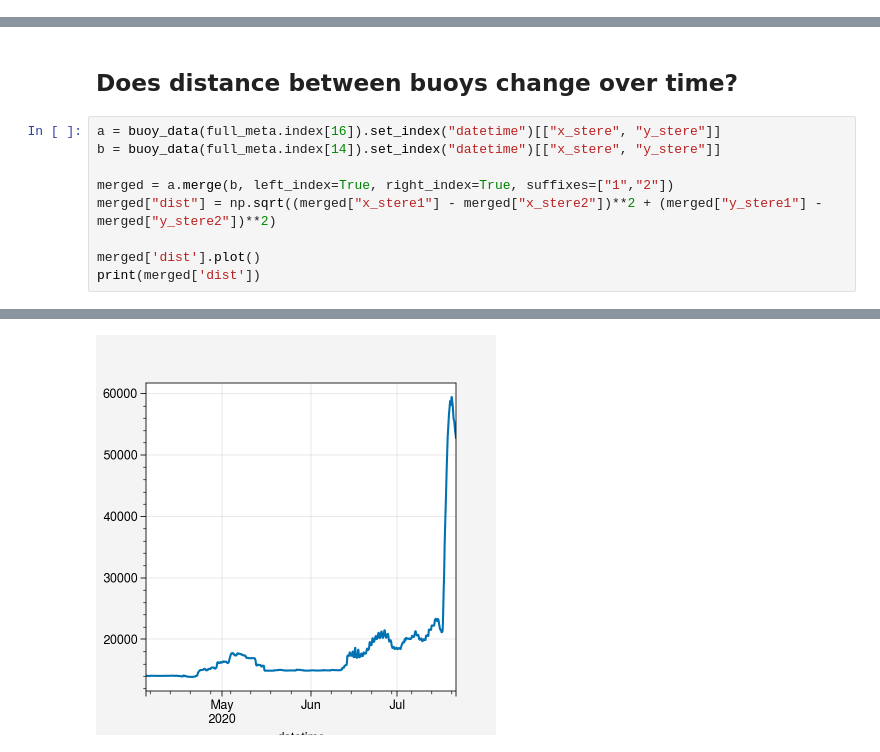
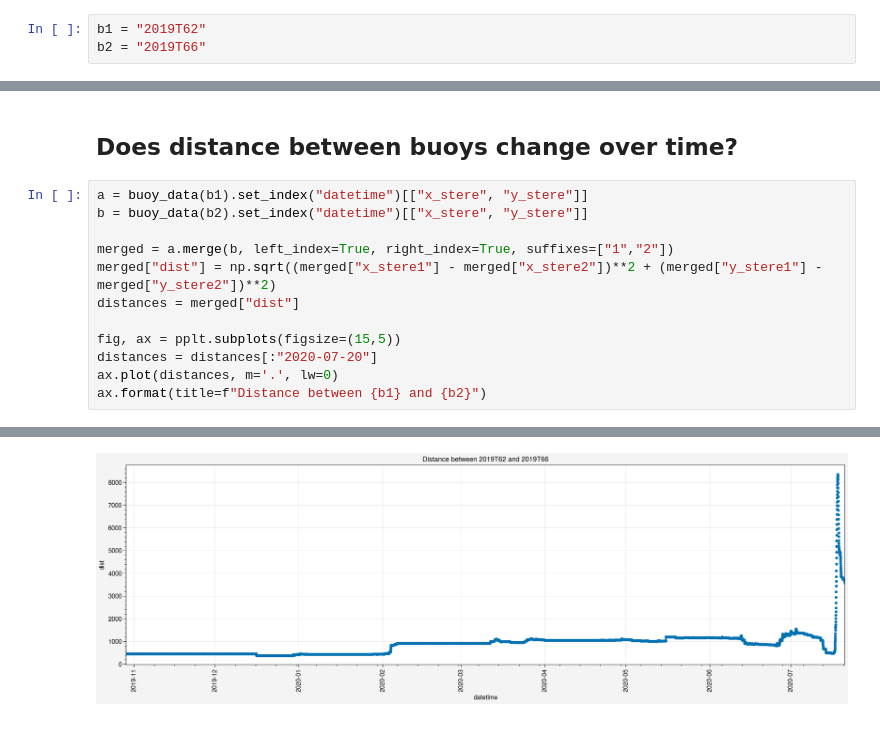
Before and after one commit to awang343/uncertainty-quantification-sea-ice, a Jupyter notebook: notebooks/SIMBA Buoys.ipynb, the cells around one changed output, grey strips where cells are left out. Saved outputs shown, nothing was run; the diff lists cells and outputs as text.

```diff
--- a/notebooks/SIMBA Buoys.ipynb
+++ b/notebooks/SIMBA Buoys.ipynb
@@ -110,3 +87,6 @@ Index(['Event (Deployment device operation ID)',
+# %%
+b1 = "2019T62"
+b2 = "2019T66"
 # %%
 def rotational_velocity(data):
     shifts = data - data.shift()
@@ -210,12 +184,15 @@ b = toStereo(simba_data("2019T65")["Latitude"], simba_data("2019T65")["Longitude
 # %% [markdown]
 ## Does distance between buoys change over time?
 # %%
-a = buoy_data(full_meta.index[16]).set_index("datetime")[["x_stere", "y_stere"]]
-b = buoy_data(full_meta.index[14]).set_index("datetime")[["x_stere", "y_stere"]]
+a = buoy_data(b1).set_index("datetime")[["x_stere", "y_stere"]]
+b = buoy_data(b2).set_index("datetime")[["x_stere", "y_stere"]]
 
 merged = a.merge(b, left_index=True, right_index=True, suffixes=["1","2"])
 merged["dist"] = np.sqrt((merged["x_stere1"] - merged["x_stere2"])**2 + (merged["y_stere1"] - merged["y_stere2"])**2)
+distances = merged["dist"]
 
-merged['dist'].plot()
-print(merged['dist'])
+fig, ax = pplt.subplots(figsize=(15,5))
+distances = distances[:"2020-07-20"]
+ax.plot(distances, m='.', lw=0)
+ax.format(title=f"Distance between {b1} and {b2}")
 # %% [output]
@@ -235 +199 @@ Name: dist, Length: 5177, dtype: float64
-[figure, old version]
+[figure, new version]
```
Also changed, not shown: parts of 12 cells of this notebook, 22 other files.
